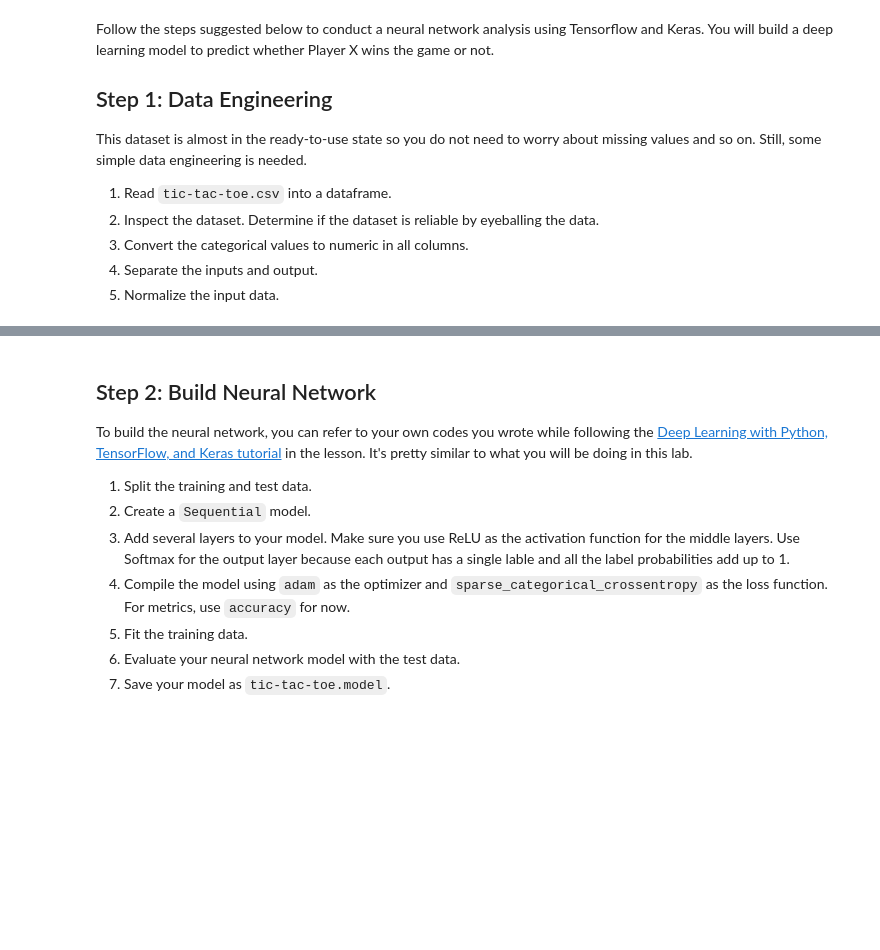
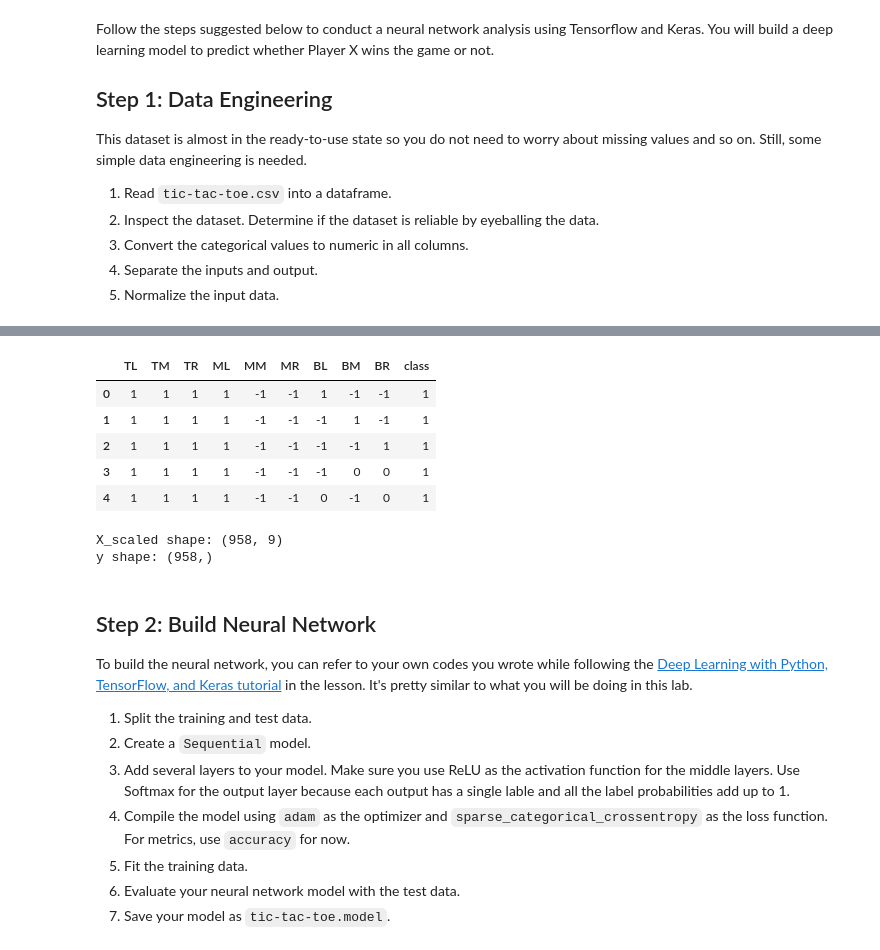
Before and after one commit to TiagoBorges-lab/lab-neural-networks, a Jupyter notebook: your-code/challenge-1.ipynb, the cells around one changed output, grey strips where cells are left out. Saved outputs shown, nothing was run; the diff lists cells and outputs as text; code cells hidden in the pictures; blank space fills up the shorter version.

```diff
--- a/your-code/challenge-1.ipynb
+++ b/your-code/challenge-1.ipynb
@@ -24,0 +62,5 @@ This dataset is almost in the ready-to-use state so you do not need to worry abo
+# %%
+#view basic info and first rows.
+print("\nUnique values per column:\n")
+for col in tic.columns:
+    print(col, tic[col].unique())
@@ -25,3 +80,42 @@ This dataset is almost in the ready-to-use state so you do not need to worry abo
+# %%
+from collections.abc import Mapping
+#Dataset is ok and clean
+#Convert the categorical values to numeric in all columns
+
+mapp = {'x' : 1, 'o' : -1, 'b' : 0}
+tic_numeric = tic.copy()
+for col in tic_numeric.columns[:-1]: #takes out the class column
+    tic_numeric[col] = tic_numeric[col].map(mapp)
+
+#convert 'class' to 1 (TRUE) and 0 (FALSE)
+tic_numeric['class'] = tic_numeric['class'].astype(int)
+tic_numeric.head()
+# %% [output]
+|  | TL | TM | TR | ML | MM | MR | BL | BM | BR | class |
+| 0 | 1 | 1 | 1 | 1 | -1 | -1 | 1 | -1 | -1 | 1 |
+| 1 | 1 | 1 | 1 | 1 | -1 | -1 | -1 | 1 | -1 | 1 |
+| 2 | 1 | 1 | 1 | 1 | -1 | -1 | -1 | -1 | 1 | 1 |
+| 3 | 1 | 1 | 1 | 1 | -1 | -1 | -1 | 0 | 0 | 1 |
+| 4 | 1 | 1 | 1 | 1 | -1 | -1 | 0 | -1 | 0 | 1 |
+# %%
+#separate inputs and output
+
+X = tic_numeric.drop('class', axis=1)
+y = tic_numeric['class']
+
+#Normalize the input data.
+scaler = MinMaxScaler()
+X_scaled = scaler.fit_transform(X)
+
+#convert back to dataframe
+#X_scaled = pd.DataFrame(X_scaled, columns=X.columns)
+#X_scaled.head()
+
+print("X_scaled shape:", X_scaled.shape)
+print("y shape:", y.shape)
+# %% [output]
+X_scaled shape: (958, 9)
+y shape: (958,)
 # %% [markdown]
 ## Step 2: Build Neural Network
 
```
Also changed, not shown: parts of 12 cells of this notebook.
